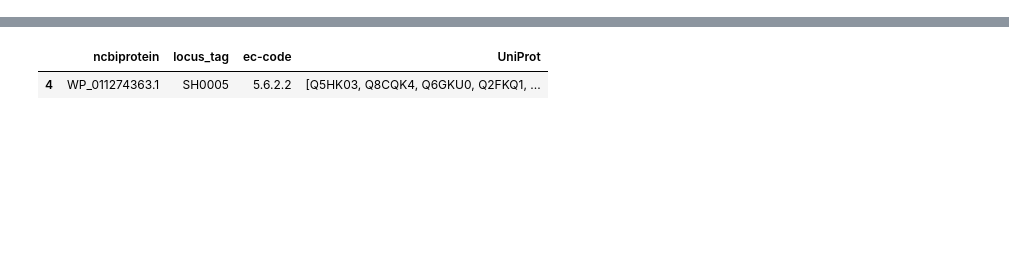
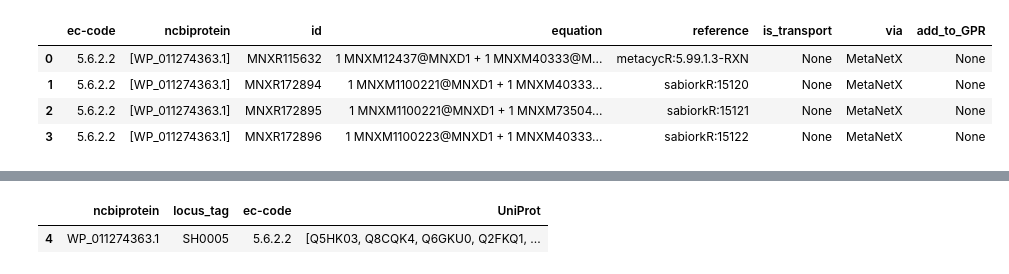
Before and after one commit to draeger-lab/refinegems, a Jupyter notebook: dev/gapfill-testing.ipynb, the cells around one changed output, grey strips where cells are left out. Saved outputs shown, nothing was run; the diff lists cells and outputs as text; code cells hidden in the pictures; blank space fills up the shorter version.

```diff
--- a/dev/gapfill-testing.ipynb
+++ b/dev/gapfill-testing.ipynb
@@ -35,0 +38,8 @@ Running in debugging mode.
+# %%
+mapped_res[1]
+# %% [output]
+|  | ec-code | ncbiprotein | id | equation | reference | is_transport | via | add_to_GPR |
+| 0 | 5.6.2.2 | [WP_011274363.1] | MNXR115632 | 1 MNXM12437@MNXD1 + 1 MNXM40333@M... | metacycR:5.99.1.3-RXN | None | MetaNetX | None |
+| 1 | 5.6.2.2 | [WP_011274363.1] | MNXR172894 | 1 MNXM1100221@MNXD1 + 1 MNXM40333... | sabiorkR:15120 | None | MetaNetX | None |
+| 2 | 5.6.2.2 | [WP_011274363.1] | MNXR172895 | 1 MNXM1100221@MNXD1 + 1 MNXM73504... | sabiorkR:15121 | None | MetaNetX | None |
+| 3 | 5.6.2.2 | [WP_011274363.1] | MNXR172896 | 1 MNXM1100223@MNXD1 + 1 MNXM40333... | sabiorkR:15122 | None | MetaNetX | None |
```
Also changed, not shown: parts of 7 cells of this notebook, 2 other files.
